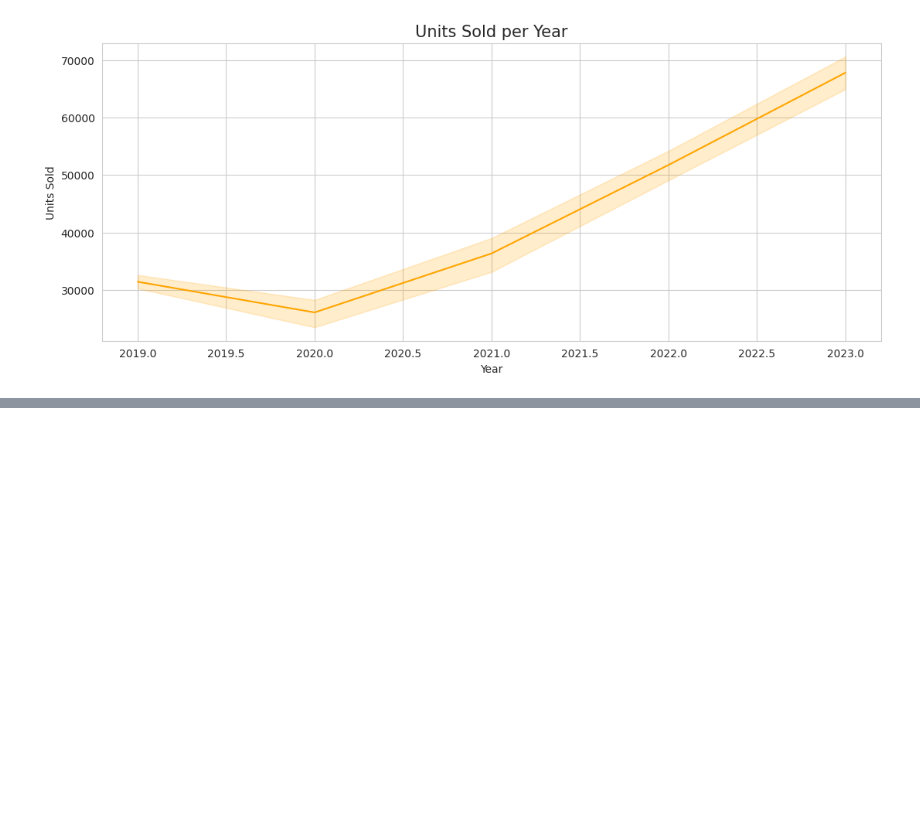
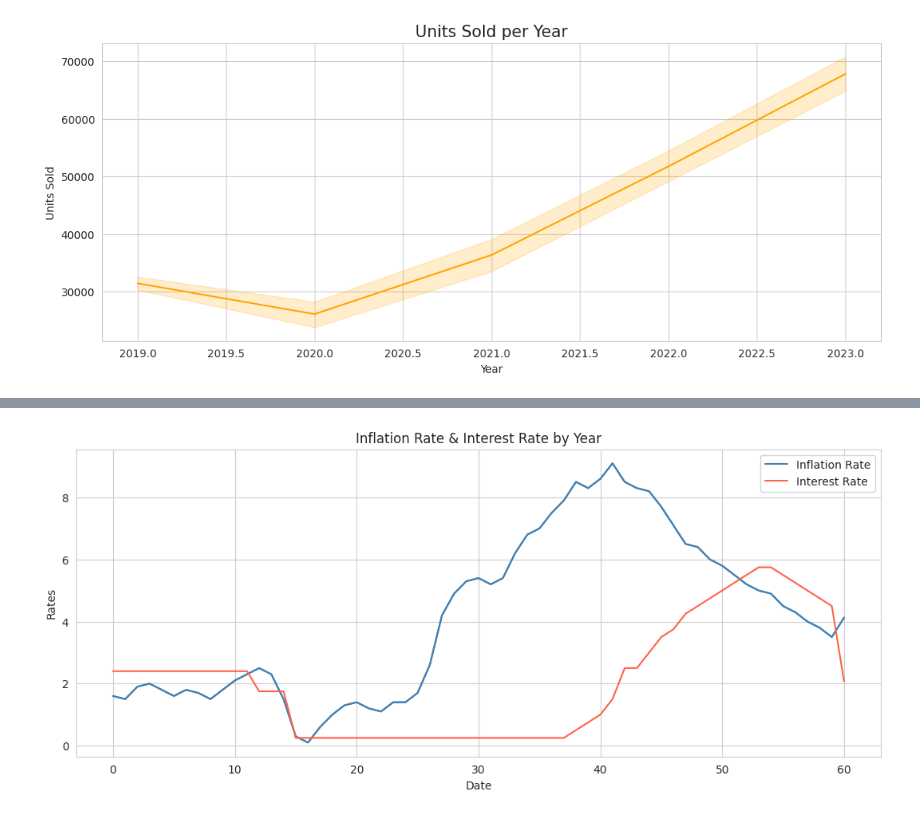
Before and after one commit to ctrlvee/Kaggle-Notebook-ETL-Pipeline---Auto-Prices-Economic-Trends, a Jupyter notebook: etl-pipeline-auto-prices-economic-trends.ipynb, the cells around one changed output, grey strips where cells are left out. Cells and saved outputs as stored; diff of their text form; code cells hidden in the pictures; blank space fills up the shorter version.

```diff
--- a/etl-pipeline-auto-prices-economic-trends.ipynb
+++ b/etl-pipeline-auto-prices-economic-trends.ipynb
@@ -289,0 +319,12 @@ plt.show()
+# %%
+plt.figure(figsize=(13,5))
+plt.title('Inflation Rate & Interest Rate by Year')
+sns.lineplot(x=df.index, y=df['Inflation Rate (%)'],)
+
+sns.lineplot(x=df.index, y='Inflation Rate (%)', label='Inflation Rate', data=df, color='steelblue')
+sns.lineplot(x=df.index, y='Interest Rate (%)', label='Interest Rate', data=df, color='tomato')
+plt.xlabel("Date")
+plt.ylabel('Rates')
+plt.show()
+# %% [output]
+[figure, added]
```
Also changed, not shown: parts of 11 cells of this notebook.
